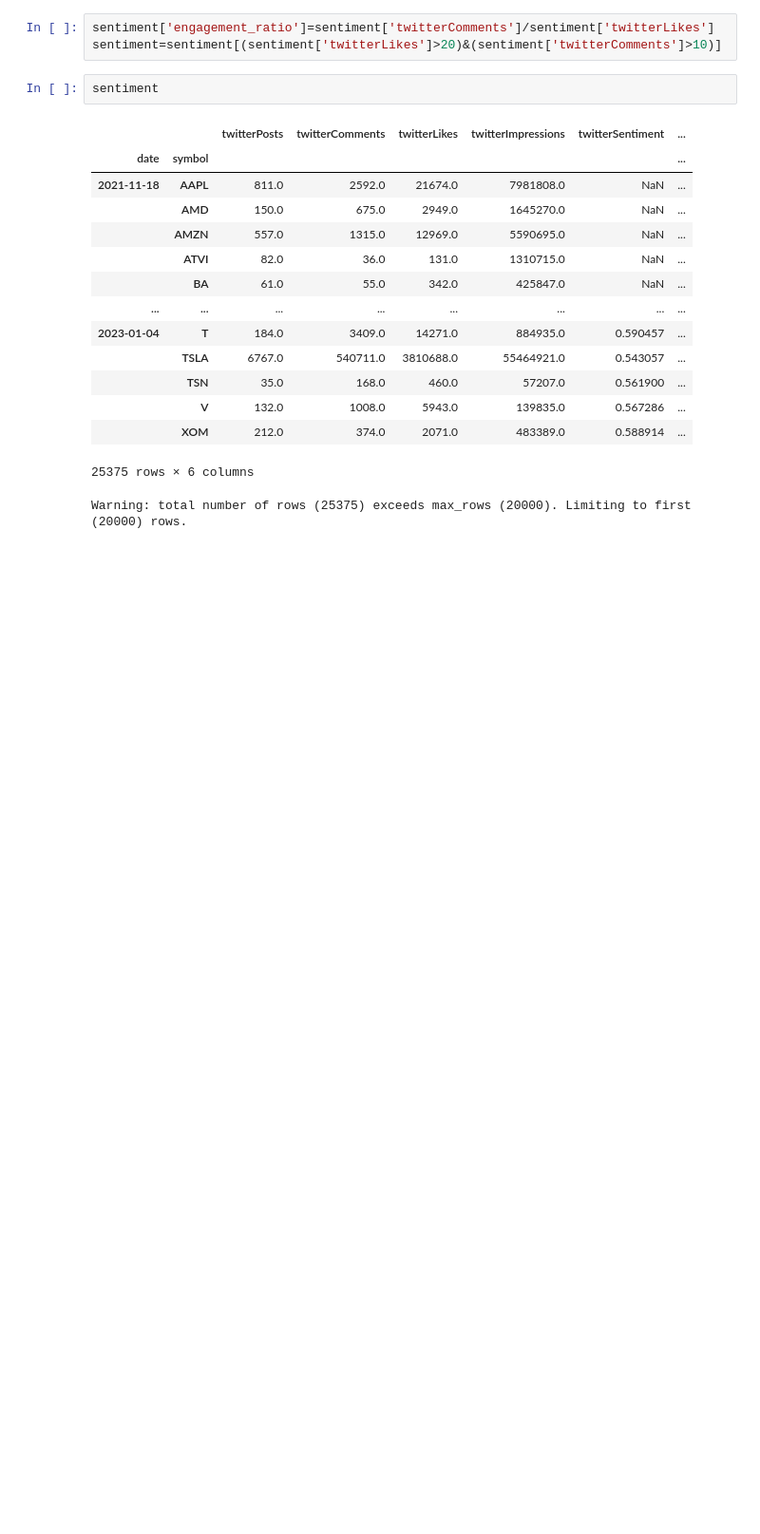
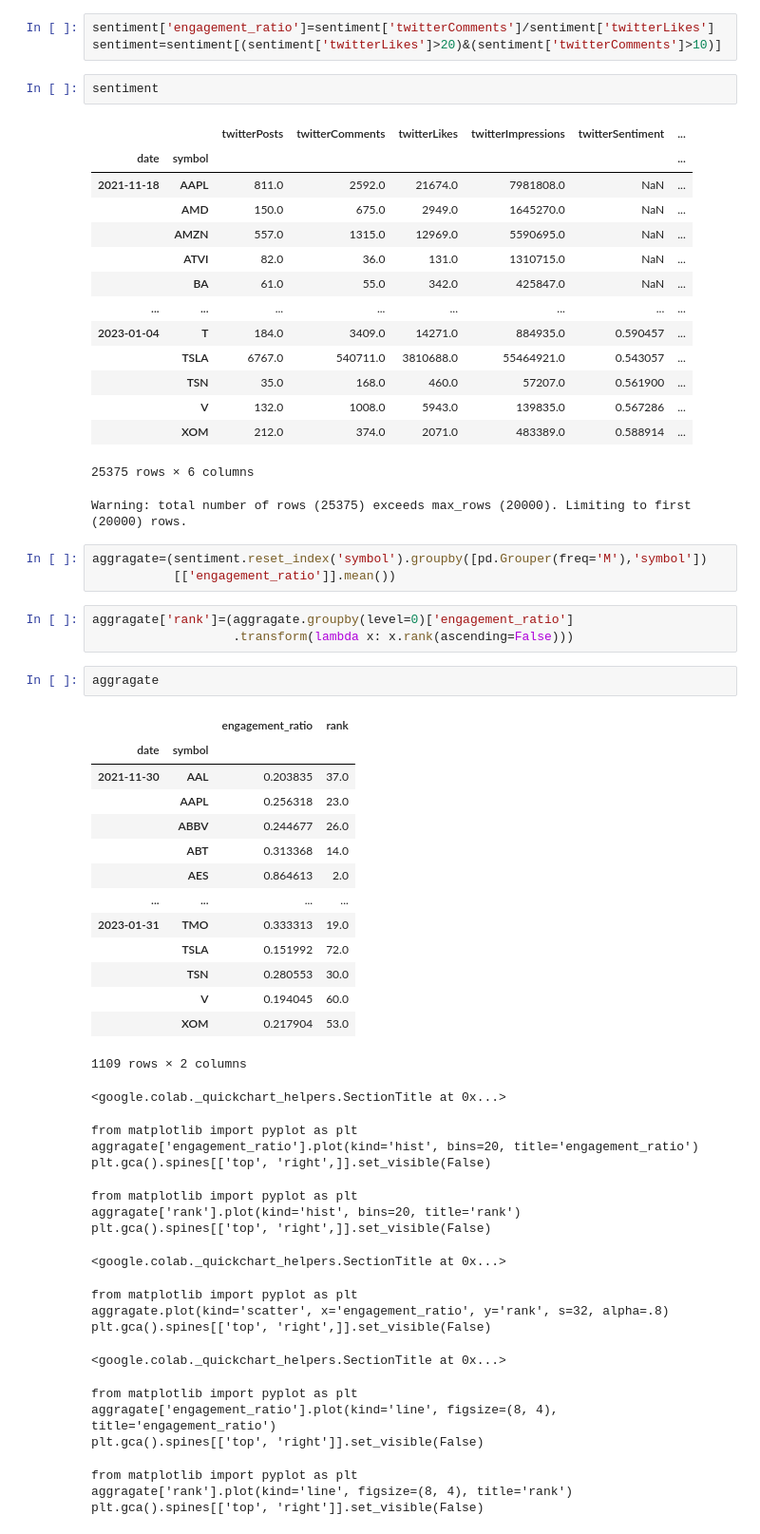
Before and after one commit to ranjan2829/Quant, a Jupyter notebook: Twitter_Sentiment_Investing.ipynb, the cells around one changed output. Shown at 95% size. Drawn from its saved outputs; the diff is of its cells as text; blank space fills up the shorter version.

```diff
--- a/Twitter_Sentiment_Investing.ipynb
+++ b/Twitter_Sentiment_Investing.ipynb
@@ -95,3 +95,44 @@ sentiment
 |  | XOM | 212.0 | 374.0 | 2071.0 | 483389.0 | 0.588914 | ... |
 25375 rows × 6 columns
 Warning: total number of rows (25375) exceeds max_rows (20000). Limiting to first (20000) rows.
+# %%
+aggragate=(sentiment.reset_index('symbol').groupby([pd.Grouper(freq='M'),'symbol'])
+           [['engagement_ratio']].mean())
+# %%
+aggragate['rank']=(aggragate.groupby(level=0)['engagement_ratio']
+                   .transform(lambda x: x.rank(ascending=False)))
+# %%
+aggragate
+# %% [output]
+|  |  | engagement_ratio | rank |
+| date | symbol |  |  |
+| 2021-11-30 | AAL | 0.203835 | 37.0 |
+|  | AAPL | 0.256318 | 23.0 |
+|  | ABBV | 0.244677 | 26.0 |
+|  | ABT | 0.313368 | 14.0 |
+|  | AES | 0.864613 | 2.0 |
+| ... | ... | ... | ... |
+| 2023-01-31 | TMO | 0.333313 | 19.0 |
+|  | TSLA | 0.151992 | 72.0 |
+|  | TSN | 0.280553 | 30.0 |
+|  | V | 0.194045 | 60.0 |
+|  | XOM | 0.217904 | 53.0 |
+1109 rows × 2 columns
+<google.colab._quickchart_helpers.SectionTitle at 0x...>
+from matplotlib import pyplot as plt
+aggragate['engagement_ratio'].plot(kind='hist', bins=20, title='engagement_ratio')
+plt.gca().spines[['top', 'right',]].set_visible(False)
+from matplotlib import pyplot as plt
+aggragate['rank'].plot(kind='hist', bins=20, title='rank')
+plt.gca().spines[['top', 'right',]].set_visible(False)
+<google.colab._quickchart_helpers.SectionTitle at 0x...>
+from matplotlib import pyplot as plt
+aggragate.plot(kind='scatter', x='engagement_ratio', y='rank', s=32, alpha=.8)
+plt.gca().spines[['top', 'right',]].set_visible(False)
+<google.colab._quickchart_helpers.SectionTitle at 0x...>
+from matplotlib import pyplot as plt
+aggragate['engagement_ratio'].plot(kind='line', figsize=(8, 4), title='engagement_ratio')
+plt.gca().spines[['top', 'right']].set_visible(False)
+from matplotlib import pyplot as plt
+aggragate['rank'].plot(kind='line', figsize=(8, 4), title='rank')
+plt.gca().spines[['top', 'right']].set_visible(False)
```
